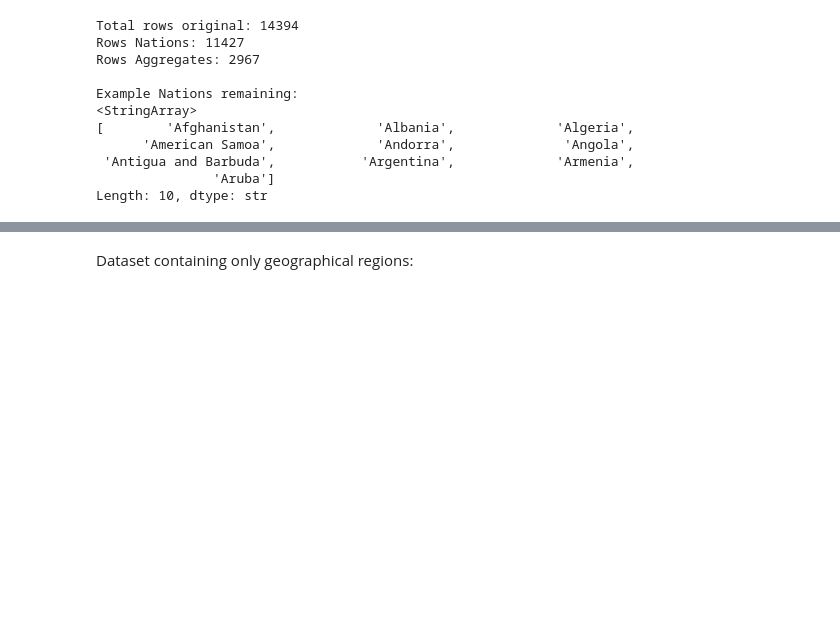
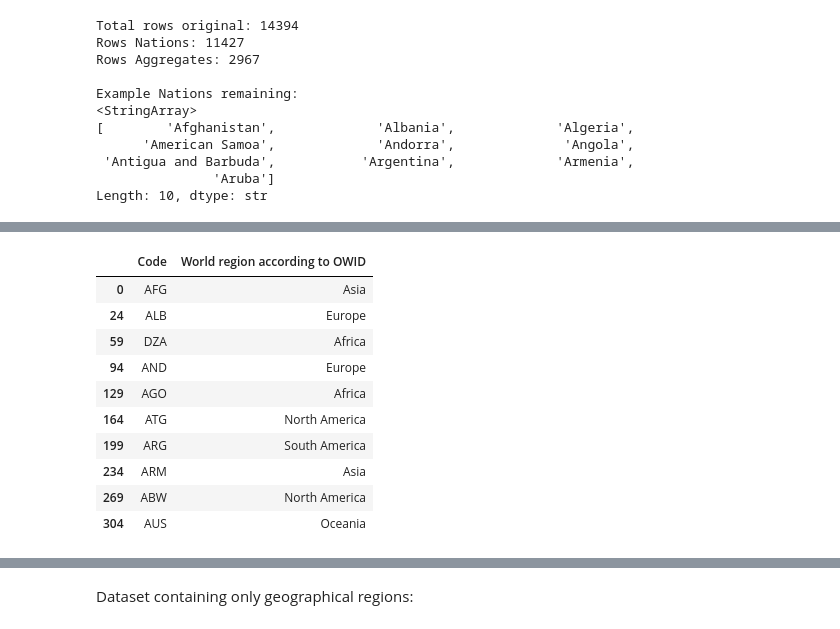
Before and after one commit to martinadep/co2_emissions_data_mining, a Jupyter notebook: notebooks/0b_GDP_EDA_and_processing.ipynb, the cells around one changed output, grey strips where cells are left out. Cells and saved outputs as stored; diff of their text form; code cells hidden in the pictures; blank space fills up the shorter version.

```diff
--- a/notebooks/0b_GDP_EDA_and_processing.ipynb
+++ b/notebooks/0b_GDP_EDA_and_processing.ipynb
@@ -453,0 +469,15 @@ Length: 10, dtype: str
+# %%
+df_gdp_per_capita_owid_only_code_region = df_gdp_per_capita_owid.drop(columns=['Entity', 'GDP per capita', 'Year'], errors='ignore').drop_duplicates()
+df_gdp_per_capita_owid_only_code_region.head(10)
+# %% [output]
+|  | Code | World region according to OWID |
+| 0 | AFG | Asia |
+| 24 | ALB | Europe |
+| 59 | DZA | Africa |
+| 94 | AND | Europe |
+| 129 | AGO | Africa |
+| 164 | ATG | North America |
+| 199 | ARG | South America |
+| 234 | ARM | Asia |
+| 269 | ABW | North America |
+| 304 | AUS | Oceania |
```
Also changed, not shown: parts of 4 cells of this notebook, 12 other files.
